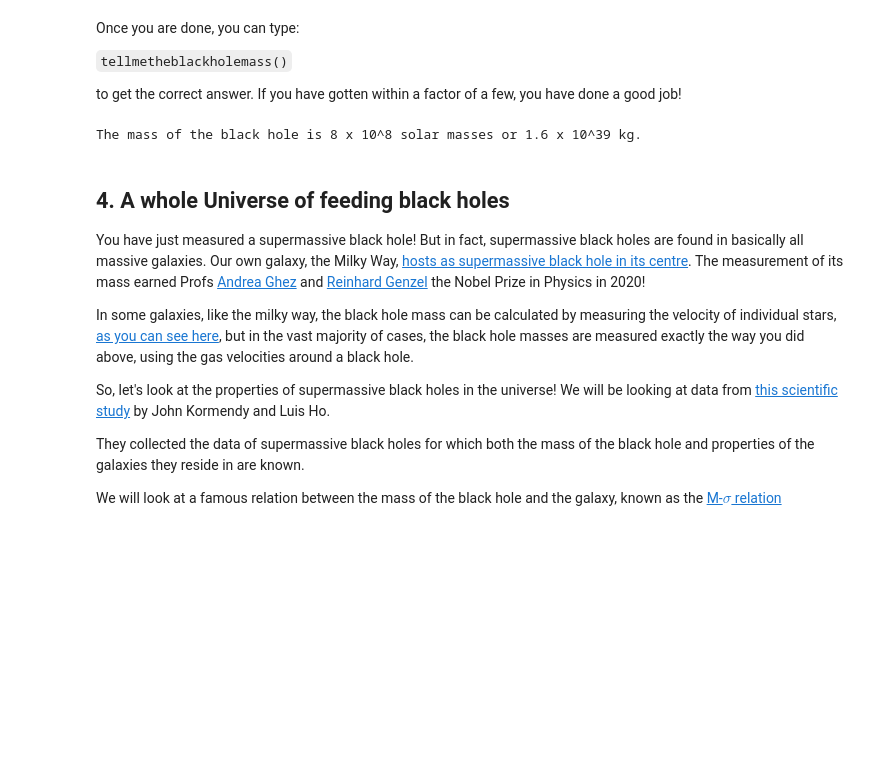
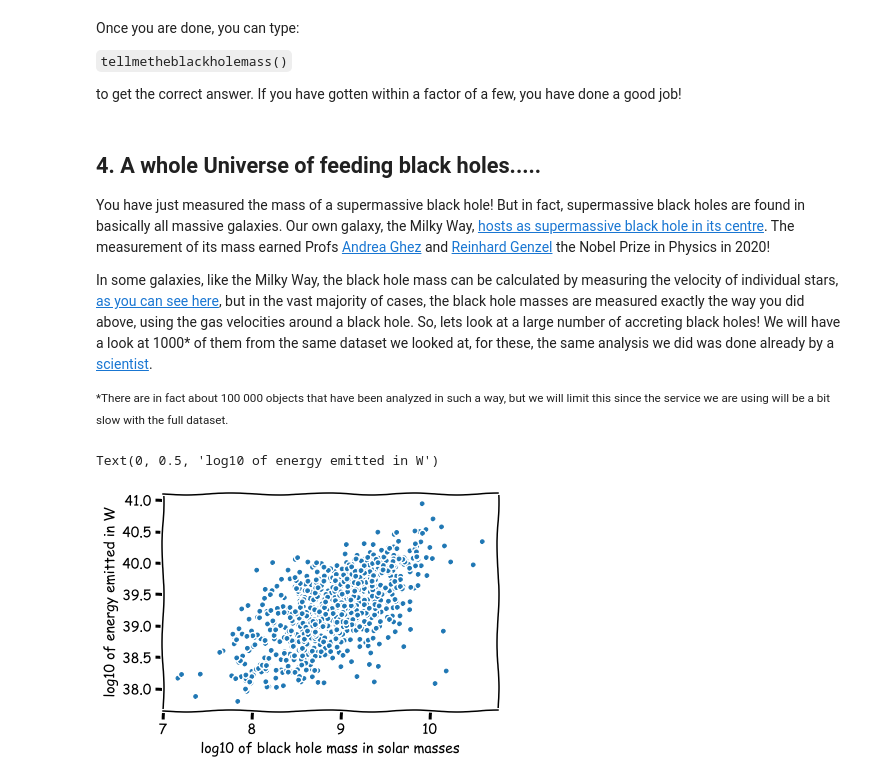
Before and after one commit to cvillforth/CodeBlack, a Jupyter notebook: CodingExercise.ipynb, the cells around one changed output. Drawn from its saved outputs; the diff is of its cells as text; code cells hidden in the pictures; blank space fills up the shorter version.

```diff
--- a/CodingExercise.ipynb
+++ b/CodingExercise.ipynb
@@ -474,19 +473,24 @@ Once you are done, you can type:
 `tellmetheblackholemass()`
 
 to get the correct answer. If you have gotten within a factor of a few, you have done a good job!
-# %%
-tellmetheblackholemass()
-# %% [output]
-The mass of the black hole is 8 x 10^8 solar masses or 1.6 x 10^39 kg.
 # %% [markdown]
-## 4. A whole Universe of feeding black holes
+## 4. A whole Universe of feeding black holes.....
 
-You have just measured a supermassive black hole! But in fact, supermassive black holes are found in basically all massive galaxies. Our own galaxy, the Milky Way, [hosts as supermassive black hole in its centre](http://www.astro.ucla.edu/~ghezgroup/gc/animations.html). The measurement of its mass earned Profs [Andrea Ghez](https://en.wikipedia.org/wiki/Andrea_M._Ghez) and [Reinhard Genzel](https://en.wikipedia.org/wiki/Reinhard_Genzel) the Nobel Prize in Physics in 2020!
+You have just measured the mass of a supermassive black hole! But in fact, supermassive black holes are found in basically all massive galaxies. Our own galaxy, the Milky Way, [hosts as supermassive black hole in its centre](http://www.astro.ucla.edu/~ghezgroup/gc/animations.html). The measurement of its mass earned Profs [Andrea Ghez](https://en.wikipedia.org/wiki/Andrea_M._Ghez) and [Reinhard Genzel](https://en.wikipedia.org/wiki/Reinhard_Genzel) the Nobel Prize in Physics in 2020!
 
-In some galaxies, like the milky way, the black hole mass can be calculated by measuring the velocity of individual stars, [as you can see here](http://www.astro.ucla.edu/~ghezgroup/gc/animations.html), but in the vast majority of cases, the black hole masses are measured exactly the way you did above, using the gas velocities around a black hole.
+In some galaxies, like the Milky Way, the black hole mass can be calculated by measuring the velocity of individual stars, [as you can see here](http://www.astro.ucla.edu/~ghezgroup/gc/animations.html), but in the vast majority of cases, the black hole masses are measured exactly the way you did above, using the gas velocities around a black hole. So, lets look at a large number of accreting black holes! We will have a look at 1000\* of them from the same dataset we looked at, for these, the same analysis we did was done already by a [scientist](http://quasar.astro.illinois.edu/BH_mass/dr7.htm).
 
-So, let's look at the properties of supermassive black holes in the universe! We will be looking at data from [this scientific study](https://ui.adsabs.harvard.edu/abs/2013ARA%26A..51..511K/abstract) by John Kormendy and Luis Ho.
-
-They collected the data of supermassive black holes for which both the mass of the black hole and properties of the galaxies they reside in are known.
-
-We will look at a famous relation between the mass of the black hole and the galaxy, known as the [M-$\sigma$ relation](https://en.wikipedia.org/wiki/M%E2%80%93sigma_relation)
+<small>\*There are in fact about 100 000 objects that have been analyzed in such a way, but we will limit this since the service we are using will be a bit slow with the full dataset.
+# %%
+## This loads the data
+agndata = np.loadtxt('sdssagn.txt', delimiter=',')
+agnredshift = agndata[:,2] ## this loads the redshift
+agnbhmass = agndata[:,3] ## this loads the black hole masses on a logarithmic scale
+agnlum = agndata[:,4]-7 ## this loads the amaount of energy emitted on a logarithmic scale converted from erg/s to Watt
+# %%
+plt.plot(agnbhmass, agnlum, ls='None', marker='.')
+plt.xlabel('log10 of black hole mass in solar masses')
+plt.ylabel('log10 of energy emitted in W')
+# %% [output]
+Text(0, 0.5, 'log10 of energy emitted in W')
+[figure, added]
```
Also changed, not shown: parts of 10 cells of this notebook, 1 other file.
